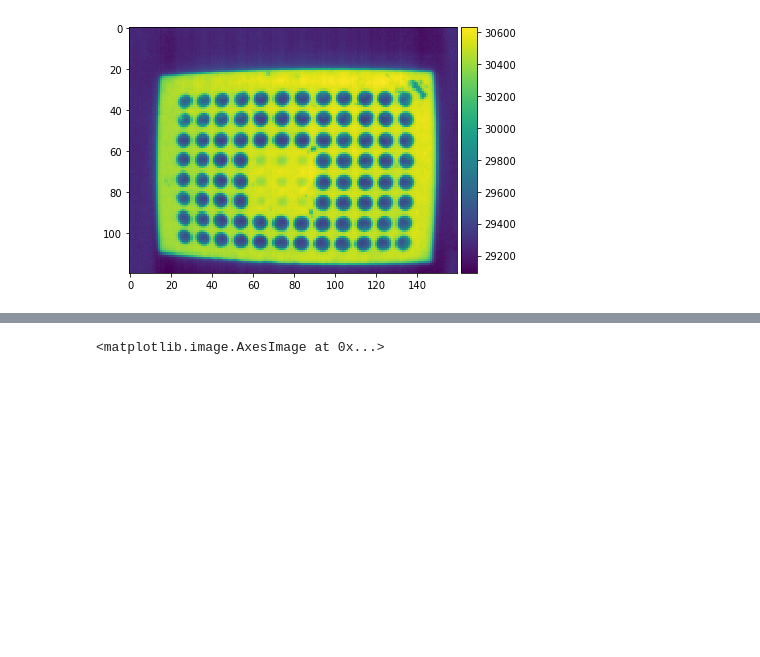
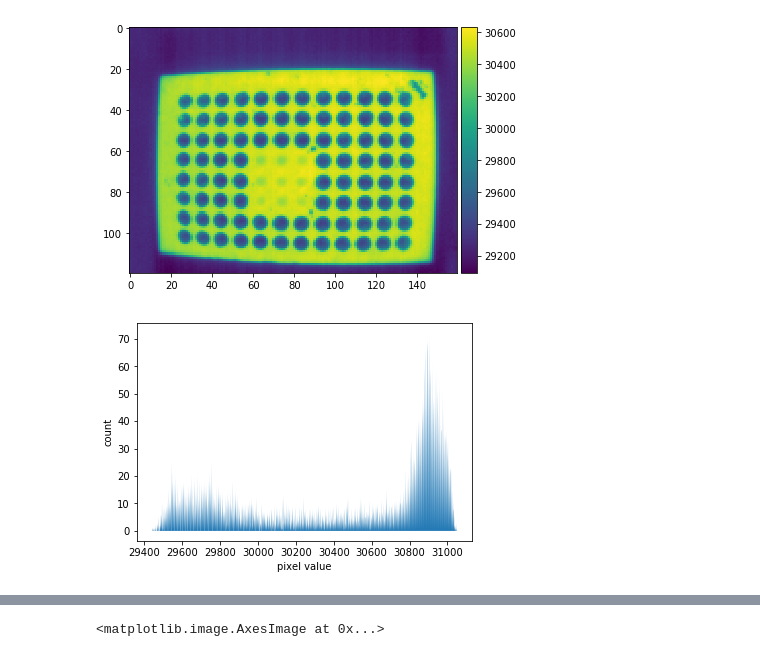
Before and after one commit to jrodguez/musical-robot, a Jupyter notebook: examples/Test_edge_detection.ipynb, the cells around one changed output, grey strips where cells are left out. Drawn from its saved outputs; the diff is of its cells as text; code cells hidden in the pictures; blank space fills up the shorter version.

```diff
--- a/examples/Test_edge_detection.ipynb
+++ b/examples/Test_edge_detection.ipynb
@@ -70,5 +49,16 @@ io.imshow(selected_frames[150])
 [figure]
 # %%
 crop = selected_frames[200][30:111,20:140]
+# %%
+# Get the histogram data
+hist_phase, bins_phase = skimage.exposure.histogram(crop)
+
+# Use matplotlib to make a pretty plot of histogram data
+fig, ax = plt.subplots(1, 1)
+ax.set_xlabel('pixel value')
+ax.set_ylabel('count')
+_ = ax.fill_between(bins_phase, hist_phase, alpha=5)
+# %% [output]
+[figure, added]
 # %%
 io.imsave('crop_well.tiff',crop)
```
Also changed, not shown: parts of 10 cells of this notebook, 7 other files.
